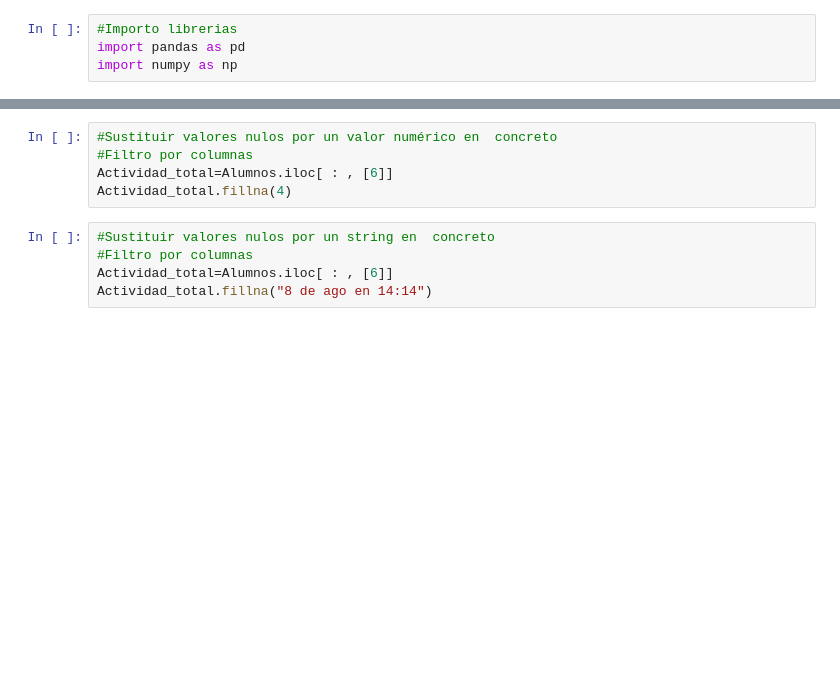
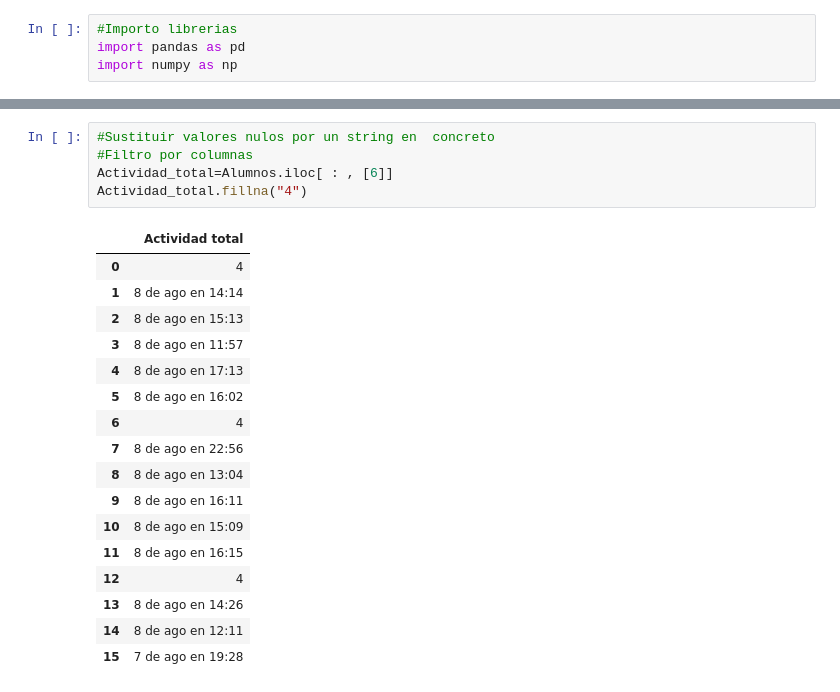
Before and after one commit to rodrigoruizteodoro/Actividad_2, a Jupyter notebook: 4_Valores_nulos.ipynb, the cells around one changed output, grey strips where cells are left out. Drawn from its saved outputs; the diff is of its cells as text; blank space fills up the shorter version.

```diff
--- a/4_Valores_nulos.ipynb
+++ b/4_Valores_nulos.ipynb
@@ -42,13 +170,26 @@ Alumnos.dropna(1)
 # %%
-#Sustituir valores nulos por un valor numérico en  concreto
+#Sustituir valores nulos por un string en  concreto
 #Filtro por columnas
 Actividad_total=Alumnos.iloc[ : , [6]]
-Actividad_total.fillna(4)
+Actividad_total.fillna("4")
+# %% [output]
+|  | Actividad total |
+| 0 | 4 |
+| 1 | 8 de ago en 14:14 |
+| 2 | 8 de ago en 15:13 |
+| 3 | 8 de ago en 11:57 |
+| 4 | 8 de ago en 17:13 |
+| 5 | 8 de ago en 16:02 |
+| 6 | 4 |
+| 7 | 8 de ago en 22:56 |
+| 8 | 8 de ago en 13:04 |
+| 9 | 8 de ago en 16:11 |
+| 10 | 8 de ago en 15:09 |
+| 11 | 8 de ago en 16:15 |
+| 12 | 4 |
+| 13 | 8 de ago en 14:26 |
+| 14 | 8 de ago en 12:11 |
+| 15 | 7 de ago en 19:28 |
-# %%
-#Sustituir valores nulos por un string en  concreto
-#Filtro por columnas
-Actividad_total=Alumnos.iloc[ : , [6]]
-Actividad_total.fillna("8 de ago en 14:14")
 # %%
 #Sustituir valores nulos por valores no nulos hacia adelante  "forward fill" ("ffill")
 #Filtro por columnas
```
Also changed, not shown: parts of 13 cells of this notebook, 1 other file.
